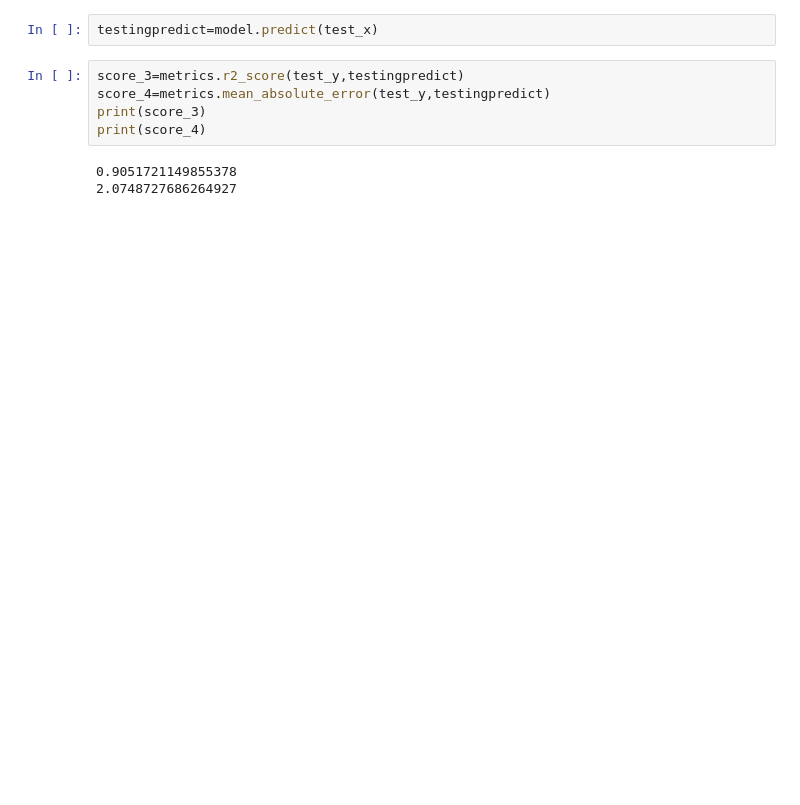
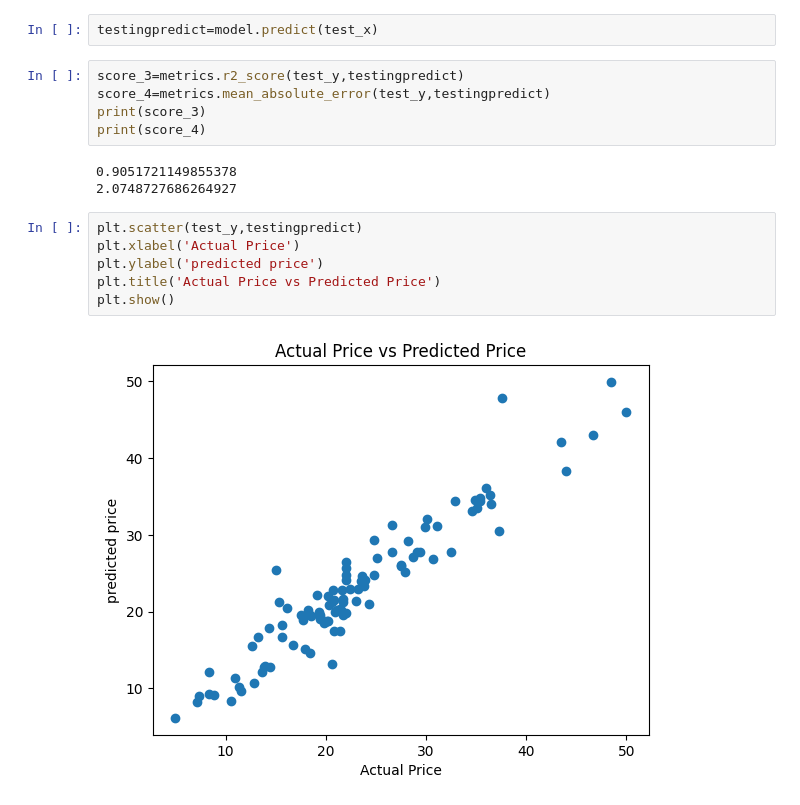
Before and after one commit to shivamkrishna1000/House-Price-Prediction, a Jupyter notebook: Main.ipynb, the cells around one changed output. Cells and saved outputs as stored; diff of their text form; blank space fills up the shorter version.

```diff
--- a/Main.ipynb
+++ b/Main.ipynb
@@ -131,3 +139,11 @@ print(score_4)
 # %% [output]
 0.9051721149855378
 2.0748727686264927
+# %%
+plt.scatter(test_y,testingpredict)
+plt.xlabel('Actual Price')
+plt.ylabel('predicted price')
+plt.title('Actual Price vs Predicted Price')
+plt.show()
+# %% [output]
+[figure, added]
```
Also changed, not shown: parts of 1 cell of this notebook.
